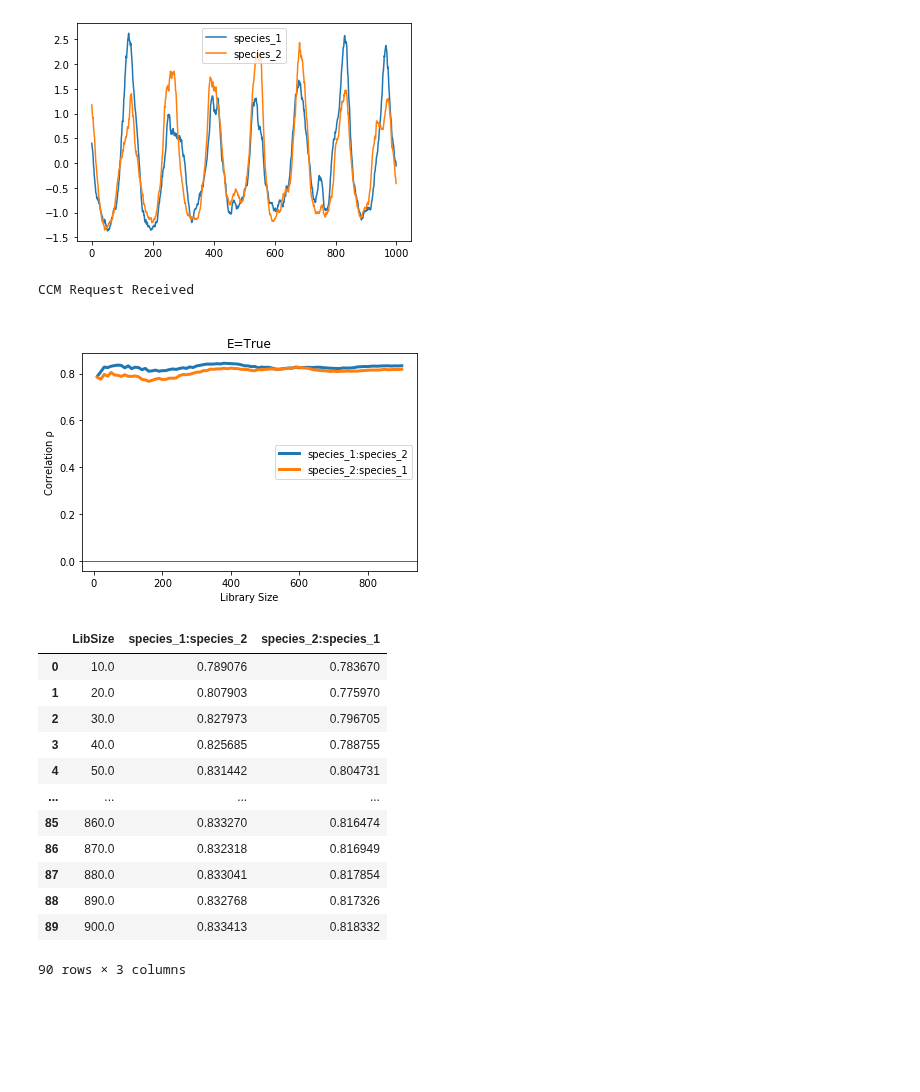
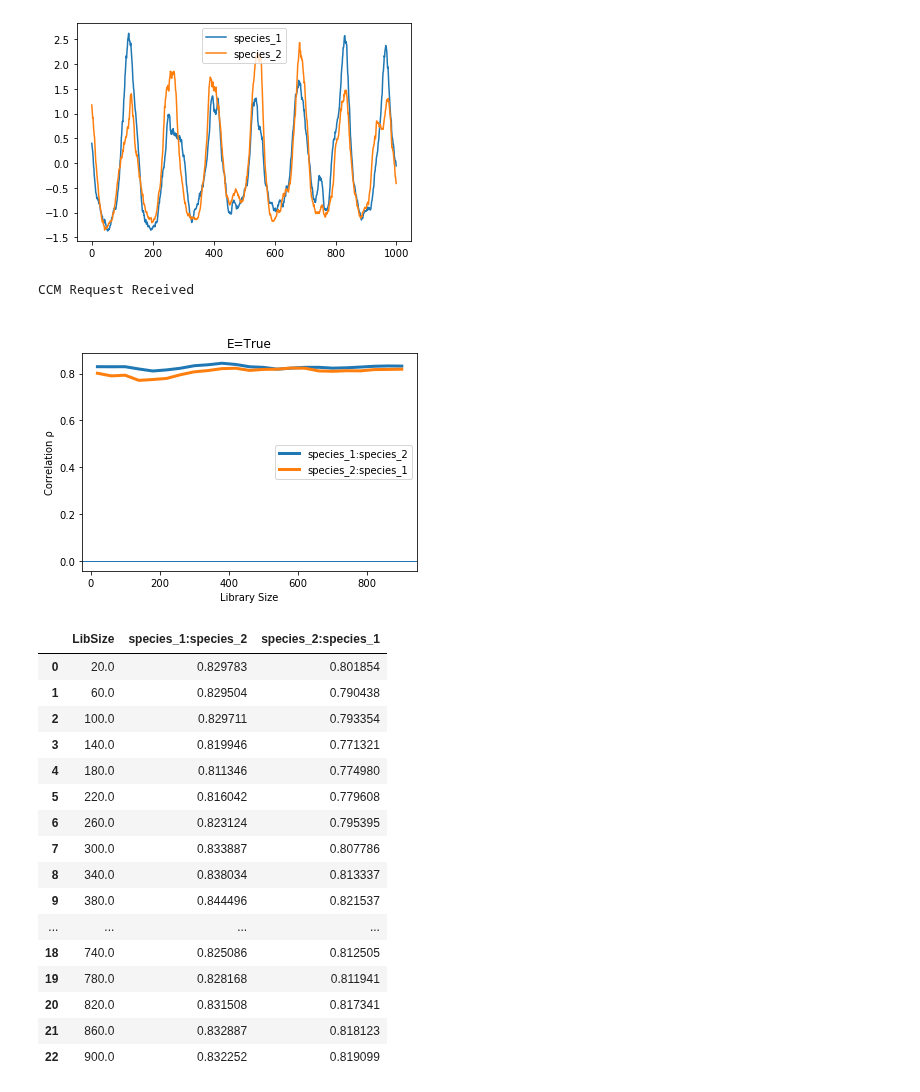
Before and after one commit to AlexisWIT/Causal_Relationship_Inferring, a Jupyter notebook: CCM.ipynb, the cells around one changed output. Drawn from its saved outputs; the diff is of its cells as text; code cells hidden in the pictures; blank space fills up the shorter version.

```diff
--- a/CCM.ipynb
+++ b/CCM.ipynb
@@ -93,34 +93,38 @@ species_1  species_2  species_3  species_4
 # %%
 # Embeding Dimension
 
 # total_rows = ed-st
 # lib_str = str(0) + ' ' + str(int(total_rows*0.5))
 # pred_str = str(int(total_rows*0.5)+1) + ' ' + str(total_rows)
 # print(lib_str)
 # print(pred_str)
 # filtered_df = scaled_df.filter(items=[i for i in range(1000) if i%10==0], axis=0)
 # filtered_df.reset_index(inplace=True)
 # print(filtered_df.head(10))
 
 scaled_df.reset_index(inplace=True)
 
 #pyEDM.EmbedDimension(dataFrame=scaled_df, lib="0 500", pred="600 800", columns="1" )
 #pyEDM.EmbedDimension(dataFrame=scaled_df, lib=lib_str, pred=pred_str, columns="2" )
-pyEDM.CCM(dataFrame=scaled_df, E=True, columns="species_1", target="species_2", libSizes="10 900 10", showPlot=True, sample=100, verbose=True)
+pyEDM.CCM(dataFrame=scaled_df, E=True, columns="species_1", target="species_2", libSizes="20 900 40", showPlot=True, sample=100, verbose=True)
 # %% [output]
 CCM Request Received
-[figure, old version]
+[figure, new version]
 |  | LibSize | species_1:species_2 | species_2:species_1 |
-| 0 | 10.0 | 0.789076 | 0.783670 |
-| 1 | 20.0 | 0.807903 | 0.775970 |
-| 2 | 30.0 | 0.827973 | 0.796705 |
-| 3 | 40.0 | 0.825685 | 0.788755 |
-| 4 | 50.0 | 0.831442 | 0.804731 |
+| 0 | 20.0 | 0.829783 | 0.801854 |
+| 1 | 60.0 | 0.829504 | 0.790438 |
+| 2 | 100.0 | 0.829711 | 0.793354 |
+| 3 | 140.0 | 0.819946 | 0.771321 |
+| 4 | 180.0 | 0.811346 | 0.774980 |
+| 5 | 220.0 | 0.816042 | 0.779608 |
+| 6 | 260.0 | 0.823124 | 0.795395 |
+| 7 | 300.0 | 0.833887 | 0.807786 |
+| 8 | 340.0 | 0.838034 | 0.813337 |
+| 9 | 380.0 | 0.844496 | 0.821537 |
 | ... | ... | ... | ... |
-| 85 | 860.0 | 0.833270 | 0.816474 |
-| 86 | 870.0 | 0.832318 | 0.816949 |
-| 87 | 880.0 | 0.833041 | 0.817854 |
-| 88 | 890.0 | 0.832768 | 0.817326 |
-| 89 | 900.0 | 0.833413 | 0.818332 |
+| 18 | 740.0 | 0.825086 | 0.812505 |
+| 19 | 780.0 | 0.828168 | 0.811941 |
+| 20 | 820.0 | 0.831508 | 0.817341 |
+| 21 | 860.0 | 0.832887 | 0.818123 |
+| 22 | 900.0 | 0.832252 | 0.819099 |
-90 rows × 3 columns
 # %%
```
Also changed, not shown: parts of 2 cells of this notebook.
